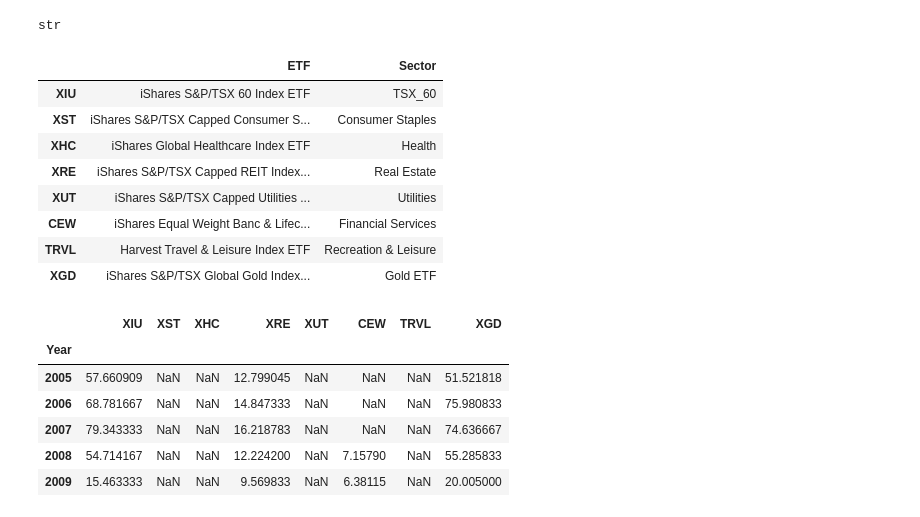
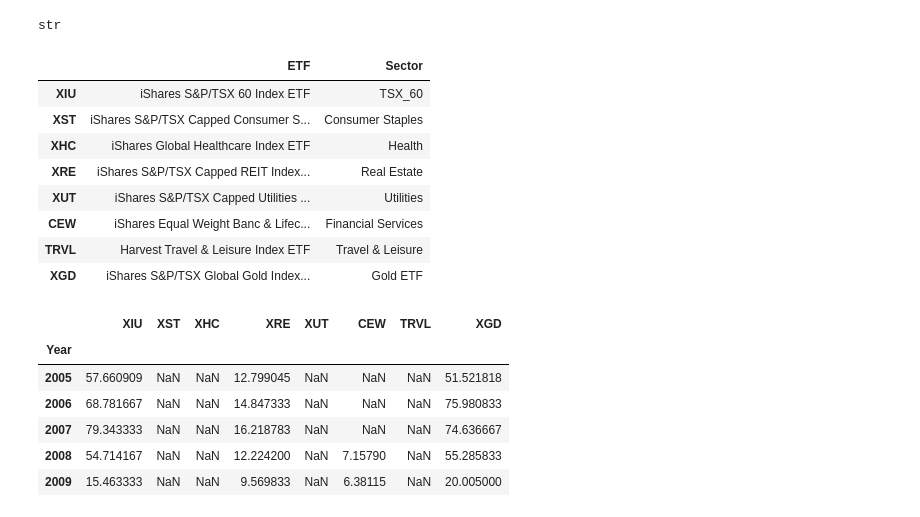
Before and after one commit to Sahib0096/Project-1-Group-3-, a Jupyter notebook: ETF_Analysis.ipynb, the cells around one changed output. Saved outputs shown, nothing was run; the diff lists cells and outputs as text; code cells hidden in the pictures.

```diff
--- a/ETF_Analysis.ipynb
+++ b/ETF_Analysis.ipynb
@@ -20,28 +20,28 @@ str
 # %%
 # ETFs and Ticker Data for Sectoral Performance Analysis
 
 ticker_name_dict = {'XIU':['iShares S&P/TSX 60 Index ETF','TSX_60'],
                     'XST':['iShares S&P/TSX Capped Consumer Staples Index ETF','Consumer Staples'],
                     'XHC':['iShares Global Healthcare Index ETF','Health'],
                     'XRE':['iShares S&P/TSX Capped REIT Index ETF','Real Estate'],
                     'XUT':['iShares S&P/TSX Capped Utilities Index ETF','Utilities'],
                     'CEW':['iShares Equal Weight Banc & Lifeco ETF','Financial Services'],
-                    'TRVL':['Harvest Travel & Leisure Index ETF','Recreation & Leisure'],
+                    'TRVL':['Harvest Travel & Leisure Index ETF','Travel & Leisure'],
                     'XGD':['iShares S&P/TSX Global Gold Index ETF','Gold ETF']}
 
 ticker_df = pd.DataFrame.from_dict(ticker_name_dict,orient='index',
                                    columns=['ETF','Sector'])
 
 ticker_df
 # %% [output]
 |  | ETF | Sector |
 | XIU | iShares S&P/TSX 60 Index ETF | TSX_60 |
 | XST | iShares S&P/TSX Capped Consumer S... | Consumer Staples |
 | XHC | iShares Global Healthcare Index ETF | Health |
 | XRE | iShares S&P/TSX Capped REIT Index... | Real Estate |
 | XUT | iShares S&P/TSX Capped Utilities ... | Utilities |
 | CEW | iShares Equal Weight Banc & Lifec... | Financial Services |
-| TRVL | Harvest Travel & Leisure Index ETF | Recreation & Leisure |
+| TRVL | Harvest Travel & Leisure Index ETF | Travel & Leisure |
 | XGD | iShares S&P/TSX Global Gold Index... | Gold ETF |
 # %%
 # Creating New Directory to Save Data
```
Also changed, not shown: 3 other files.
